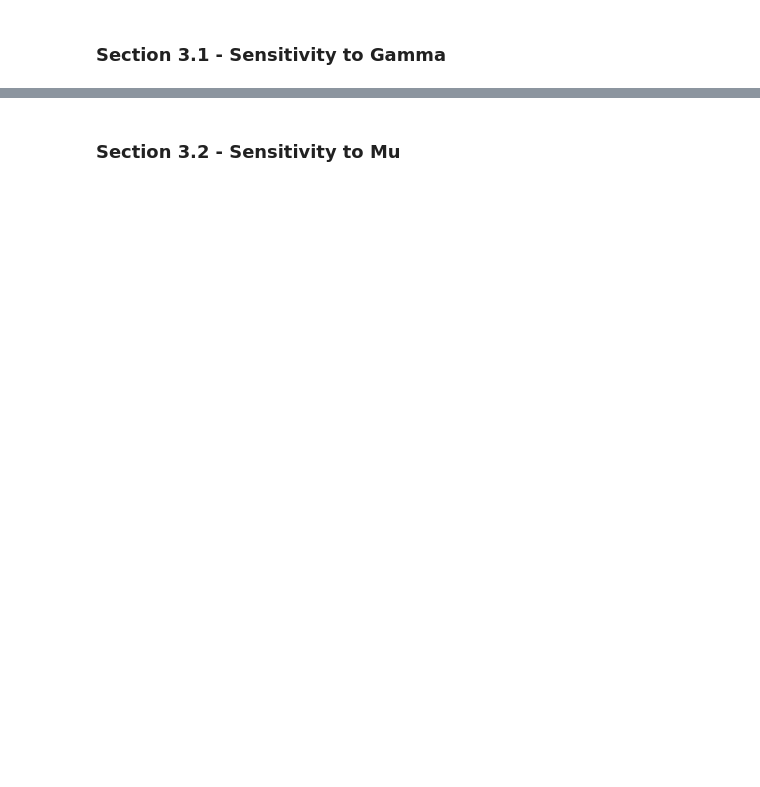
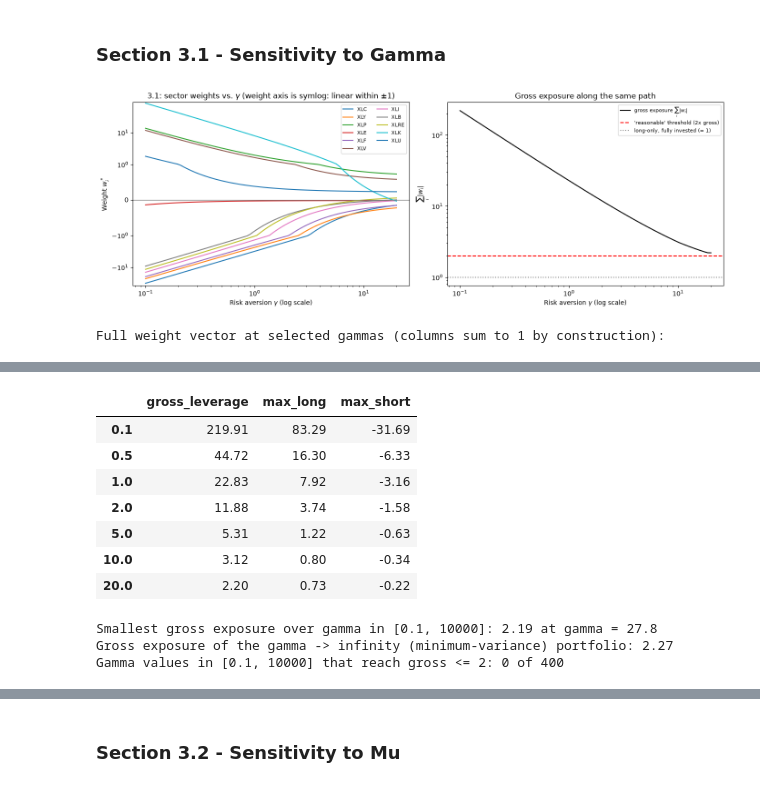
Before and after one commit to tzs7ch/stat4170-adam, a Jupyter notebook: case-studies/cs1/cs1_pipeline.ipynb, the cells around one changed output, grey strips where cells are left out. Cells and saved outputs as stored; diff of their text form; code cells hidden in the pictures; blank space fills up the shorter version.

```diff
--- a/case-studies/cs1/cs1_pipeline.ipynb
+++ b/case-studies/cs1/cs1_pipeline.ipynb
@@ -665,2 +806,31 @@ The important part is that this is entirely an estimation problem, not a propert
 # %% [markdown]
 ### Section 3.1 - Sensitivity to Gamma
+# %%
+# --- 3.1: sweep gamma on a log grid, holding mu_base and Sigma_base fixed ---
+GAMMA_GRID = np.logspace(np.log10(0.1), np.log10(20), 80)
+W_gamma = weight_path(GAMMA_GRID, lambda g: mpt_weights(mu_base, Sigma_base, g))
+
+diag_gamma = plot_weight_path(
+    W_gamma, r"Risk aversion $\gamma$ (log scale)",
+    r"3.1: sector weights vs. $\gamma$ (weight axis is symlog: linear within $\pm 1$)",
+    logx=True, symlog_w=True, log_gross=True,
+)
+
+# Full weight vector at a handful of gammas, plus the gamma -> infinity limit
+GAMMA_SHOW = [0.1, 0.5, 1.0, 2.0, 5.0, 10.0, 20.0]
+gamma_table = weight_path(GAMMA_SHOW, lambda g: mpt_weights(mu_base, Sigma_base, g)).T
+gamma_table.columns = [f"gamma={g:g}" for g in GAMMA_SHOW]
+gamma_table["gamma -> inf"] = w_minvar
+print("Full weight vector at selected gammas (columns sum to 1 by construction):")
+display(gamma_table.round(3))
+display(path_diagnostics(weight_path(GAMMA_SHOW, lambda g: mpt_weights(mu_base, Sigma_base, g))).round(2))
+
+# Does gross exposure ever fall under GROSS_OK? Push gamma far past the grid to find the floor.
+gamma_far = np.logspace(np.log10(0.1), 4, 400)
+gross_far = np.abs(np.array([mpt_weights(mu_base, Sigma_base, g) for g in gamma_far])).sum(axis=1)
+print(f"\nSmallest gross exposure over gamma in [0.1, 10000]: {gross_far.min():.2f} at gamma = {gamma_far[gross_far.argmin()]:.1f}")
+print(f"Gross exposure of the gamma -> infinity (minimum-variance) portfolio: {np.abs(w_minvar).sum():.2f}")
+print(f"Gamma values in [0.1, 10000] that reach gross <= {GROSS_OK:g}: {(gross_far <= GROSS_OK).sum()} of {len(gamma_far)}")
+# %% [output]
+[figure, added]
+Full weight vector at selected gammas (columns sum to 1 by construction):
@@ -666,0 +849,11 @@ The important part is that this is entirely an estimation problem, not a propert
+|  | gross_leverage | max_long | max_short |
+| 0.1 | 219.91 | 83.29 | -31.69 |
+| 0.5 | 44.72 | 16.30 | -6.33 |
+| 1.0 | 22.83 | 7.92 | -3.16 |
+| 2.0 | 11.88 | 3.74 | -1.58 |
+| 5.0 | 5.31 | 1.22 | -0.63 |
+| 10.0 | 3.12 | 0.80 | -0.34 |
+| 20.0 | 2.20 | 0.73 | -0.22 |
+Smallest gross exposure over gamma in [0.1, 10000]: 2.19 at gamma = 27.8
+Gross exposure of the gamma -> infinity (minimum-variance) portfolio: 2.27
+Gamma values in [0.1, 10000] that reach gross <= 2: 0 of 400
```
Also changed, not shown: parts of 18 cells of this notebook.
